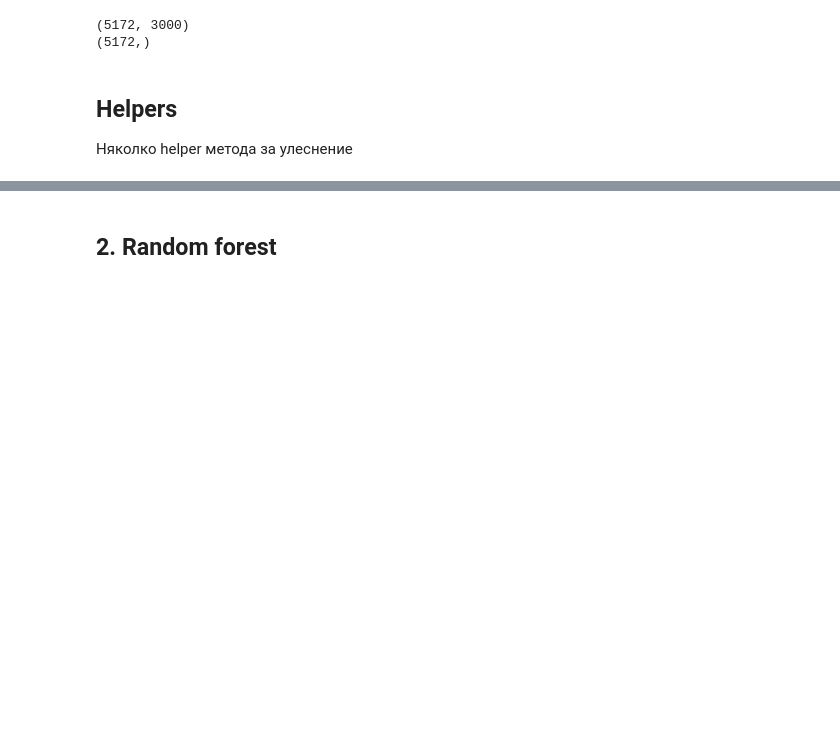
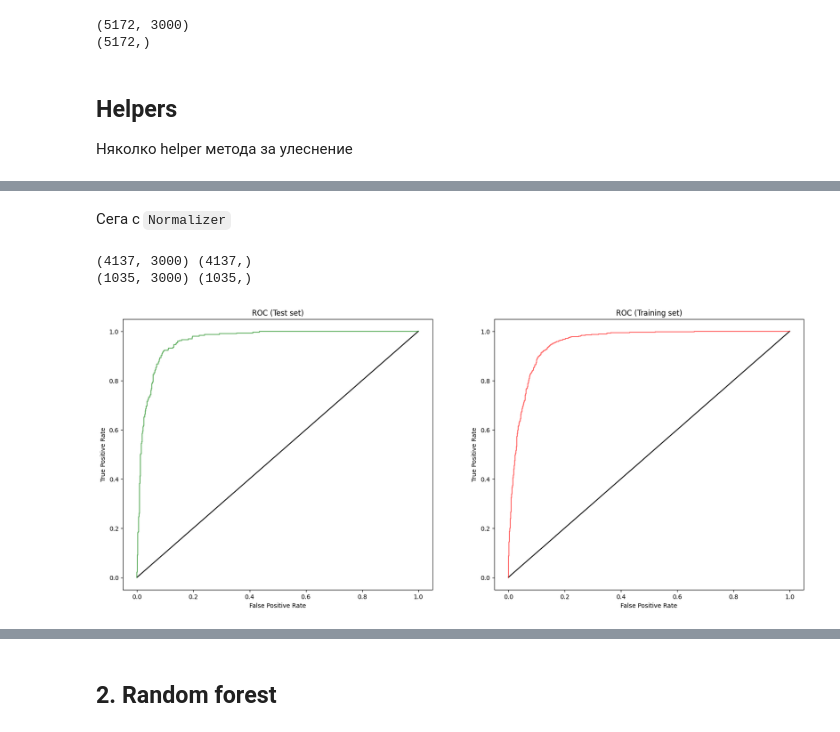
Before and after one commit to Exonault/TechnicalUniversityMastersProject, a Jupyter notebook: MachineLearning/MachineLearning/Notebooks/Project.ipynb, the cells around one changed output, grey strips where cells are left out. Drawn from its saved outputs; the diff is of its cells as text; code cells hidden in the pictures; blank space fills up the shorter version.

```diff
--- a/MachineLearning/MachineLearning/Notebooks/Project.ipynb
+++ b/MachineLearning/MachineLearning/Notebooks/Project.ipynb
@@ -285,0 +301,19 @@ k_fold_metrics.head(10)
+# %% [markdown]
+Сега с `Normalizer`
+# %%
+from sklearn.preprocessing import Normalizer
+
+scaler = Normalizer()
+X_scaled = scaler.fit_transform(X)
+X_scaled = pd.DataFrame(X_scaled)
+X_train, X_test, Y_train, Y_test = train_test_split(X_scaled, Y, test_size=0.2, random_state=42)
+print(X_train.shape,Y_train.shape)
+print(X_test.shape, Y_test.shape)
+# %% [output]
+(4137, 3000) (4137,)
+(1035, 3000) (1035,)
+# %%
+logistic_regression = LogisticRegression()
+lr_metrics_train_and_test = get_metrics_train_and_test(logistic_regression, X_train, Y_train, X_test, Y_test, plot_roc_curve=True)
+# %% [output]
+[figure, added]
```
Also changed, not shown: parts of 52 cells of this notebook.
